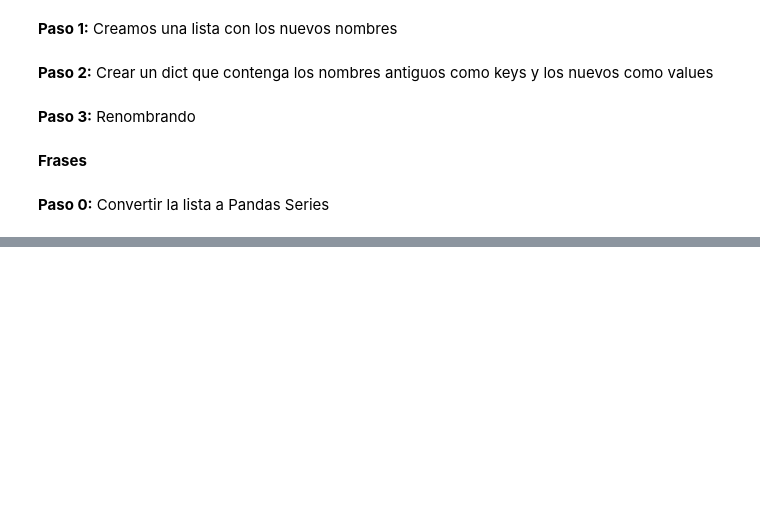
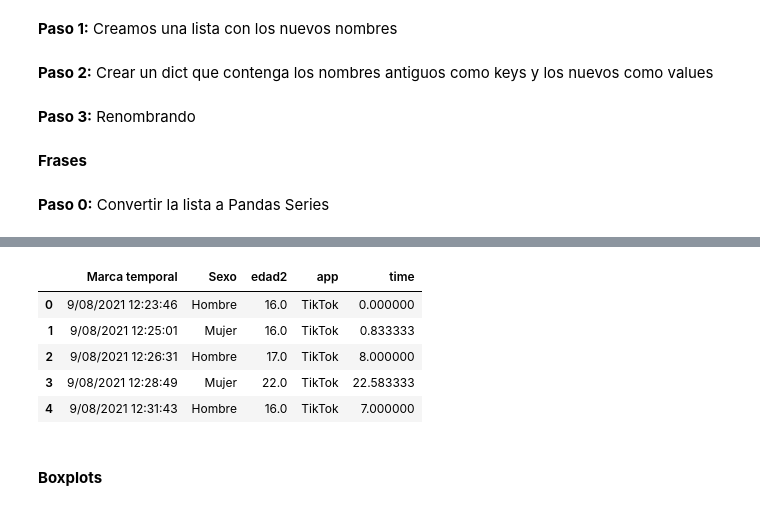
Before and after one commit to auzaluis/upsa_mod_202402, a Jupyter notebook: personalidad/01-script-ETL-personalidad.ipynb, the cells around one changed output, grey strips where cells are left out. Cells and saved outputs as stored; diff of their text form; code cells hidden in the pictures; blank space fills up the shorter version.

```diff
--- a/personalidad/01-script-ETL-personalidad.ipynb
+++ b/personalidad/01-script-ETL-personalidad.ipynb
@@ -385,0 +470,5 @@ frases2 = pd.Series(frases)
+# %%
+# función conversora
+def tiempo_a_num(x):
+  x = x.split(':')
+  return int(x[0]) + int(x[1])/60 + int(x[2])/3600
@@ -385,0 +479,13 @@ frases2 = pd.Series(frases)
+# %%
+df7['time'] = df7['time'].apply(tiempo_a_num)
+# %%
+df7.head()
+# %% [output]
+|  | Marca temporal | Sexo | edad2 | app | time |
+| 0 | 9/08/2021 12:23:46 | Hombre | 16.0 | TikTok | 0.000000 |
+| 1 | 9/08/2021 12:25:01 | Mujer | 16.0 | TikTok | 0.833333 |
+| 2 | 9/08/2021 12:26:31 | Hombre | 17.0 | TikTok | 8.000000 |
+| 3 | 9/08/2021 12:28:49 | Mujer | 22.0 | TikTok | 22.583333 |
+| 4 | 9/08/2021 12:31:43 | Hombre | 16.0 | TikTok | 7.000000 |
+# %% [markdown]
+#### **Boxplots**
```
Also changed, not shown: parts of 32 cells of this notebook.
